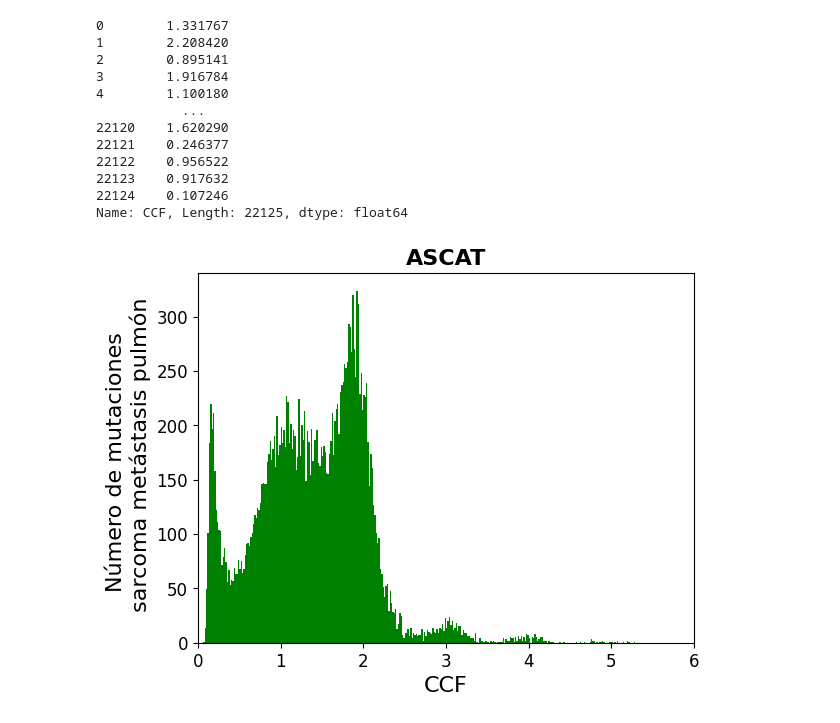
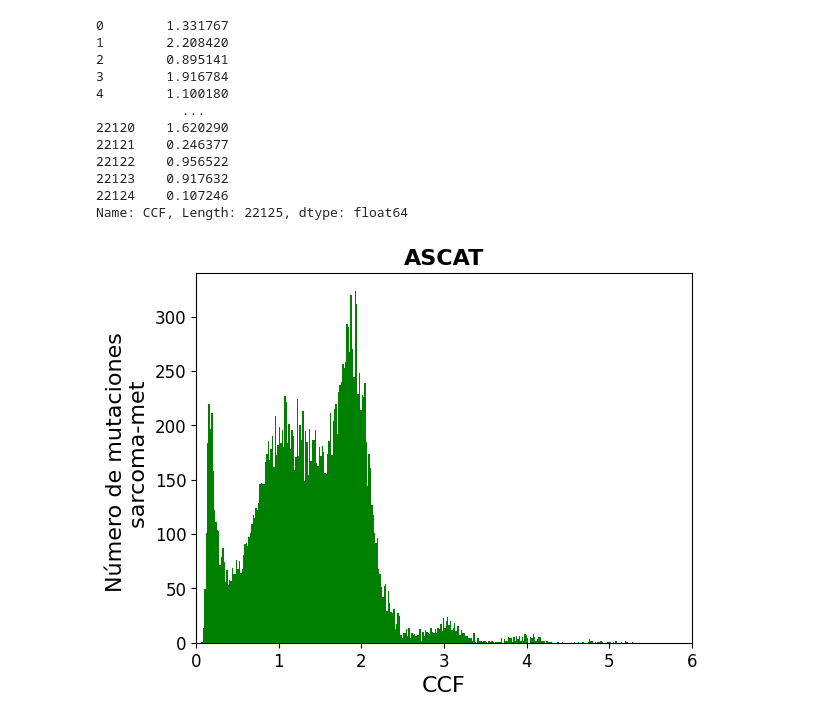
Before and after one commit to efigb/master, a Jupyter notebook: variant_analysis/somatic/clonality/CCF_ASCAT_lung.ipynb, the cells around one changed output. Drawn from its saved outputs; the diff is of its cells as text; code cells hidden in the pictures.

```diff
--- a/variant_analysis/somatic/clonality/CCF_ASCAT_lung.ipynb
+++ b/variant_analysis/somatic/clonality/CCF_ASCAT_lung.ipynb
@@ -252,12 +252,12 @@ Name: CCF, Length: 22125, dtype: float64
 # %%
 plt.hist(ccf.tolist(), bins = 400, color = 'green')
 plt.xlim([0,6])
-plt.ylabel('Número de mutaciones \n sarcoma metástasis pulmón',  fontsize=16)
+plt.ylabel('Número de mutaciones \n sarcoma-met',  fontsize=16)
 plt.xlabel('CCF', fontsize=16)
 plt.title('ASCAT', fontsize=16, weight ='bold')
 plt.xticks(fontsize=12)
 plt.yticks(fontsize=12)
 plt.savefig('/workspace/projects/sjd_melos/exports_images/density_ccf_ascat_lung.png',dpi=300,transparent=True, format='png', bbox_inches='tight')
 plt.show(ccf.tolist())
 # %% [output]
-[figure, old version]
+[figure, new version]
```
Also changed, not shown: 4 other files.
